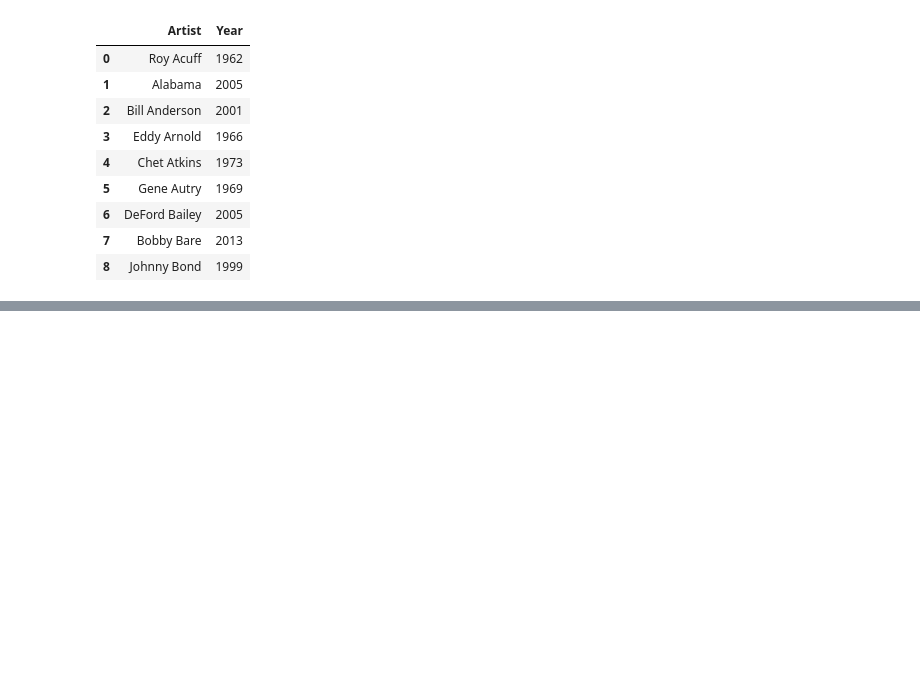
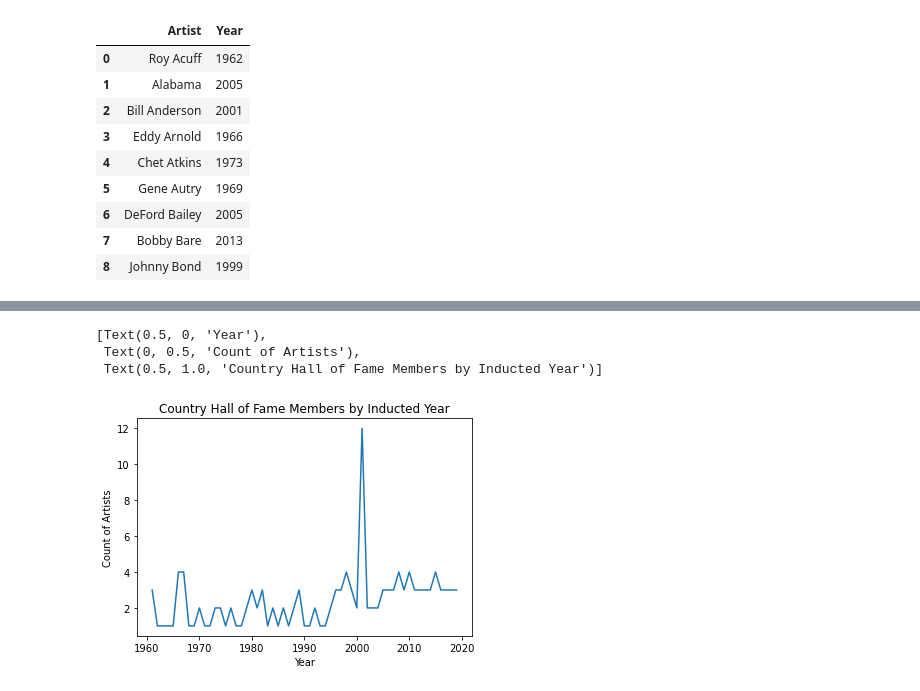
Before and after one commit to Chericehere/web-scraping-country-music-hof-Chericehere, a Jupyter notebook: Country Music Hall of Fame.ipynb, the cells around one changed output, grey strips where cells are left out. Drawn from its saved outputs; the diff is of its cells as text; code cells hidden in the pictures; blank space fills up the shorter version.

Commit message:
to plots

```diff
--- a/Country Music Hall of Fame.ipynb
+++ b/Country Music Hall of Fame.ipynb
@@ -72,5 +68,5 @@ len(name)
 # %%
-years = artists.find_all('div', attrs = {'class' : 'vertical-card_content--copy'})
+years =content.find_all('div', attrs = {'class' : 'vertical-card_content--copy'})
 years
 # %% [output]
 [<div class="vertical-card_content--copy">
@@ -201,0 +119,29 @@ print(all_names)
+# %%
+#Teng
+artist_pages = []
+year_pages = []
+web_address_pages = []
+
+
+
+for i in range(1,17):      # Number of pages plus one, starting on page 2 cause we already did the first page
+    url = 'https://countrymusichalloffame.org/hall-of-fame/members/page/'
+    response = requests.get(url + str(i))
+    soup = BeautifulSoup(response.content, 'lxml')
+    print(url + str(i)) # Watching it print out the url to verify it's working
+
+    a = soup.find_all("div", "vertical-card_content--title") # Containter for artists
+    c = soup.find_all("div", "vertical-card_content--copy") # Container for year
+    d = soup.find_all('div', class_='vertical-card_content') # Container for web address
+
+    for element in range(len(a)): # Going through each of the containers 'a' and adding name to my artist lists
+        name = a[element].get_text().replace("\n", "").strip()
+        artist_pages.append(name)
+
+    for element in range(len(c)): # Going through each of the containers 'c' and adding year to my year lists
+        year = c[element].get_text().replace("\n", "").replace("Inducted", "").strip()
+        year_pages.append(year)
+
+    for element in d: # Going through each of the containers 'd' and adding addresses to my web address lists
+        link = element.a['href']
+        web_address_pages.append(link)
@@ -201,0 +167,7 @@ print(all_names)
+# %%
+all_data = pd.DataFrame(list(zip(artist_pages, year_pages)), columns=['Artist', 'Year'])
+all_data['Year'] = pd.to_datetime(all_data['Year']).dt.year
+# %%
+year_count = all_data.groupby('Year').count().reset_index()
+year_count= year_count.rename({'Artist': 'Artist Count'}, axis=1)
+year_count.head()
@@ -201,0 +181,8 @@ print(all_names)
+# %%
+fig = sns.lineplot(x='Year', y='Artist Count', data = year_count)
+fig.set(xlabel='Year', ylabel='Count of Artists', title='Country Hall of Fame Members by Inducted Year')
+# %% [output]
+[Text(0.5, 0, 'Year'),
+ Text(0, 0.5, 'Count of Artists'),
+ Text(0.5, 1.0, 'Country Hall of Fame Members by Inducted Year')]
+[figure, added]
```
Also changed, not shown: parts of 18 cells of this notebook.
